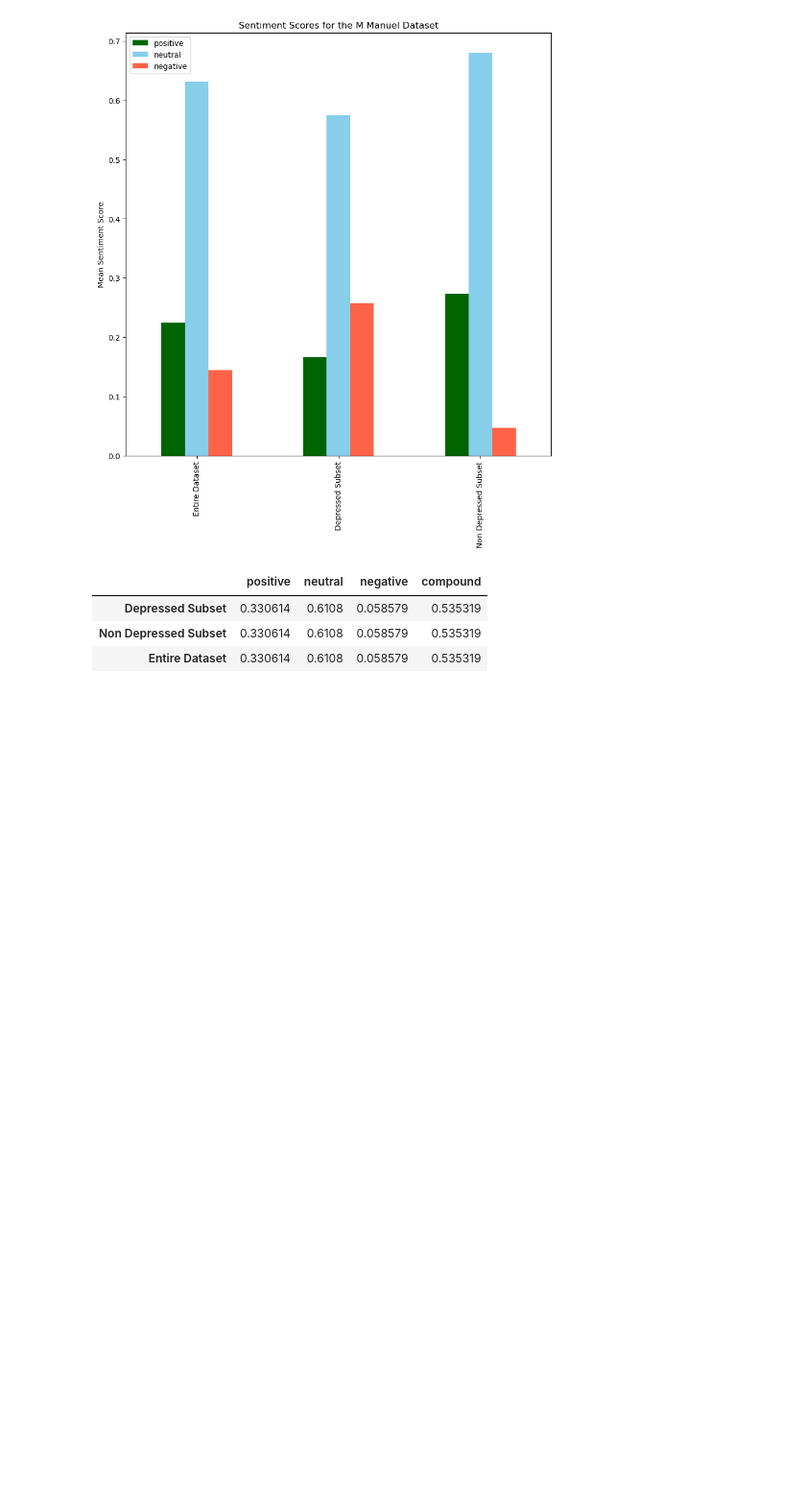
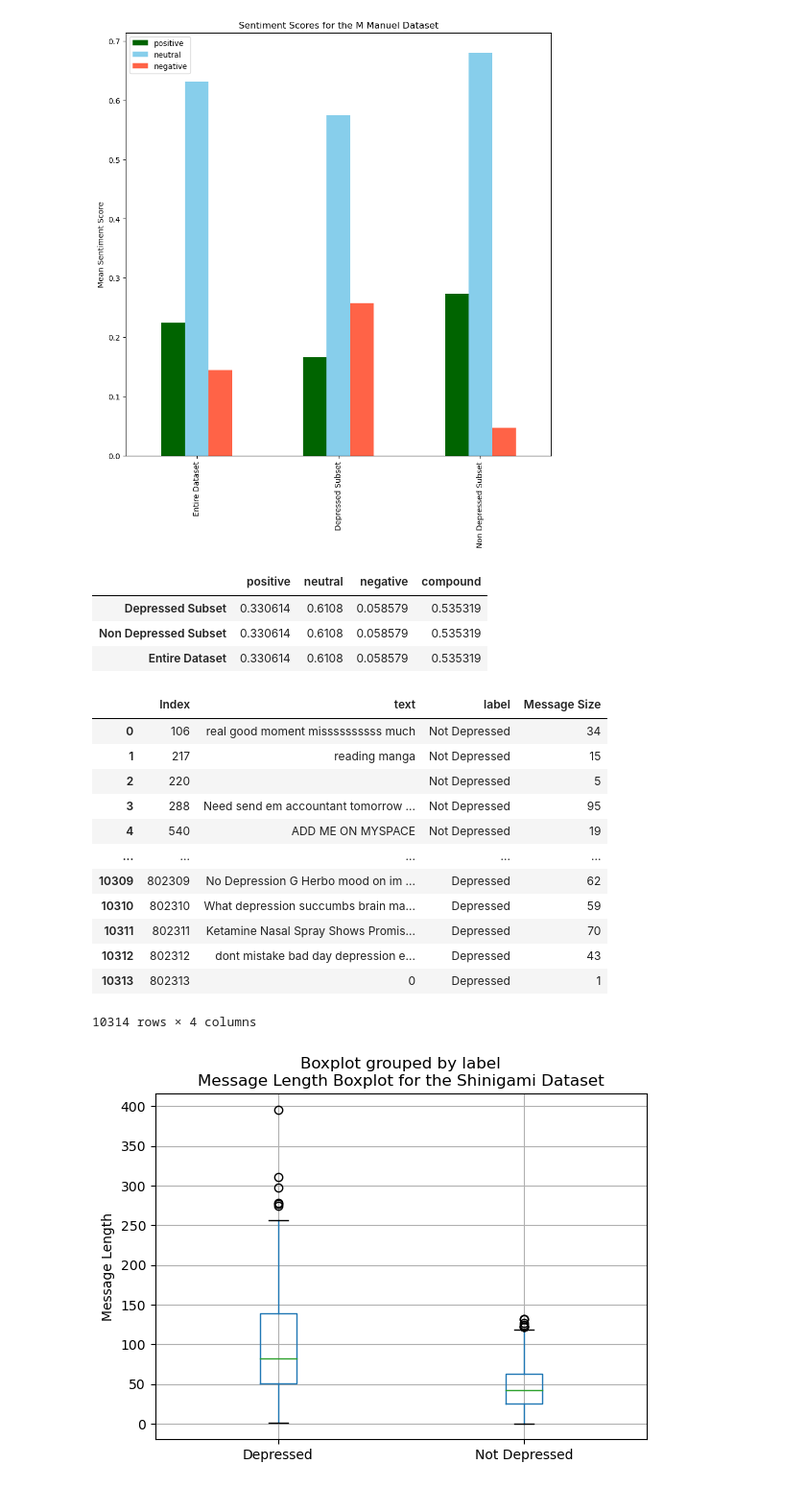
Before and after one commit to Jamie-n/Masters-Group-Project, a Jupyter notebook: shinigami_eda.ipynb, the cells around one changed output. Shown at 96% size. Saved outputs shown, nothing was run; the diff lists cells and outputs as text; code cells hidden in the pictures; blank space fills up the shorter version.

```diff
--- a/shinigami_eda.ipynb
+++ b/shinigami_eda.ipynb
@@ -356,3 +383,30 @@ See the caveats in the documentation: https://pandas.pydata.org/pandas-docs/stab
 | Depressed Subset | 0.330614 | 0.6108 | 0.058579 | 0.535319 |
 | Non Depressed Subset | 0.330614 | 0.6108 | 0.058579 | 0.535319 |
 | Entire Dataset | 0.330614 | 0.6108 | 0.058579 | 0.535319 |
+# %%
+df1 = df.copy()
+
+df1['label'] = df['label'].replace({1: 'Depressed', 0: 'Not Depressed'})
+
+df1['Message Size'] = df1['text'].apply(lambda x : len(x))
+
+ax = df1.boxplot(by='label', column='Message Size' )
+
+ax.set_ylabel('Message Length')
+ax.set_xlabel('');
+ax.set_title('Message Length Boxplot for the Shinigami Dataset');
+# %% [output]
+|  | Index | text | label | Message Size |
+| 0 | 106 | real good moment missssssssss much | Not Depressed | 34 |
+| 1 | 217 | reading manga | Not Depressed | 15 |
+| 2 | 220 |  | Not Depressed | 5 |
+| 3 | 288 | Need send em accountant tomorrow ... | Not Depressed | 95 |
+| 4 | 540 | ADD ME ON MYSPACE | Not Depressed | 19 |
+| ... | ... | ... | ... | ... |
+| 10309 | 802309 | No Depression G Herbo mood on im ... | Depressed | 62 |
+| 10310 | 802310 | What depression succumbs brain ma... | Depressed | 59 |
+| 10311 | 802311 | Ketamine Nasal Spray Shows Promis... | Depressed | 70 |
+| 10312 | 802312 | dont mistake bad day depression e... | Depressed | 43 |
+| 10313 | 802313 | 0 | Depressed | 1 |
+10314 rows × 4 columns
+[figure, added]
```
Also changed, not shown: parts of 7 cells of this notebook, 7 other files.
